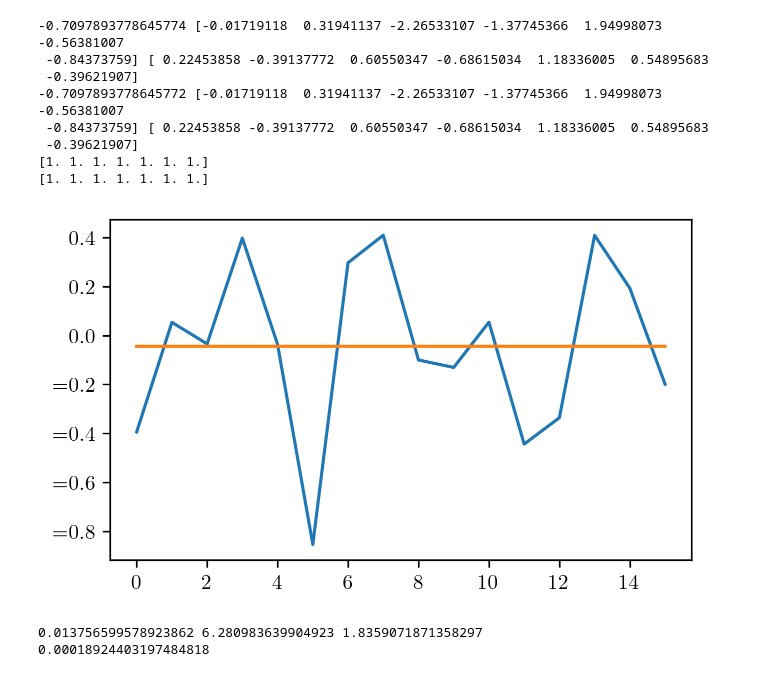
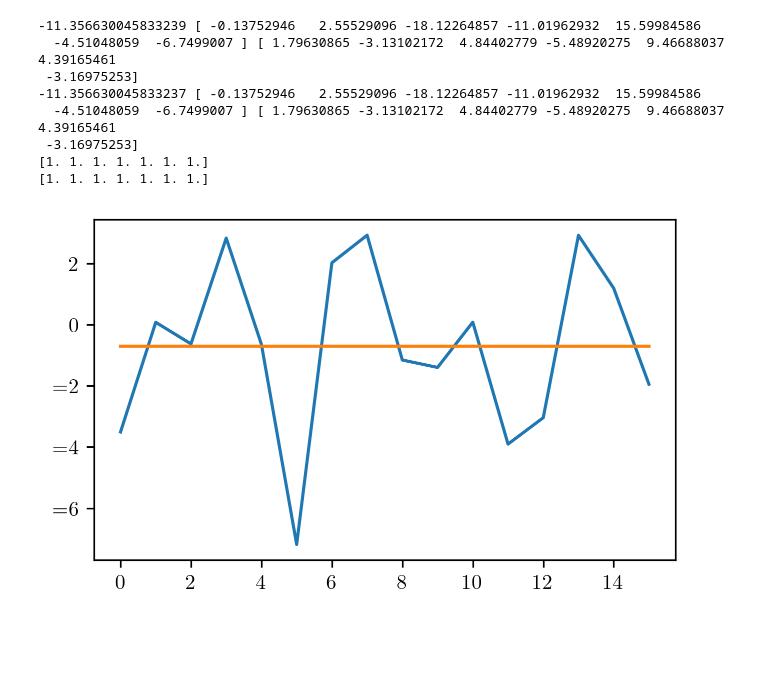
Before and after one commit to a-renzini/phase_coherent_maps, a Jupyter notebook: timeseries_toymodel/toymodel_joe.ipynb, the cells around one changed output. Saved outputs shown, nothing was run; the diff lists cells and outputs as text; code cells hidden in the pictures; blank space fills up the shorter version.

```diff
--- a/timeseries_toymodel/toymodel_joe.ipynb
+++ b/timeseries_toymodel/toymodel_joe.ipynb
@@ -70,15 +70,10 @@ def simulate_random_fourier_sum(N, seed):
     else:
         numFreqs = int((N-1)/2)
 
-    # random DFT components
-    A0 = np.random.randn()
-    A = np.random.randn(numFreqs)
-    B = np.random.randn(numFreqs)
-
-    # relate DFT components to
-    a0 = A0/N
-    a = (2/N)*A
-    b = (2/N)*B
+    # random cosine, sine coeffs
+    a0 = np.random.randn()
+    a = np.random.randn(numFreqs)
+    b = np.random.randn(numFreqs)
 
     # simulate time domain signal
     x = np.zeros(N)
@@ -88,7 +83,7 @@ def simulate_random_fourier_sum(N, seed):
 
     x = x + a0
 
-    return x, A0, A, B
+    return x, a0, a, b
 # %%
 def powerLaw(A, alpha, fref, N, deltaT, t0, seed):
 
@@ -244,55 +235,34 @@ print(-np.imag(dtilde_fft[1:-1])/B)
 # %%
 # test fourier_simulate / analyze routines
 
 # simulate
 N = 16
-x, A0, A, B = simulate_random_fourier_sum(N, 5678)
+x, a0, a, b = simulate_random_fourier_sum(N, 5678)
+
+# convert to DFT componets
+A0 = N*a0
+A  = N*a/2
+B  = N*b/2
 print(A0, A, B)
 
 # plot signal
 plt.plot(x)
 plt.plot(np.mean(x)*np.ones(N))
 
 # analyze
 A0, A, B = fourier_analyze(x)
 print(A0, A, B)
 
 xdft = np.fft.rfft(x)
 print(np.real(xdft[1:-1])/A)
 print(-np.imag(xdft[1:-1])/B)
 # %% [output]
--0.7097893778645774 [-0.01719118  0.31941137 -2.26533107 -1.37745366  1.94998073 -0.56381007
- -0.84373759] [ 0.22453858 -0.39137772  0.60550347 -0.68615034  1.18336005  0.54895683
- -0.39621907]
--0.7097893778645772 [-0.01719118  0.31941137 -2.26533107 -1.37745366  1.94998073 -0.56381007
- -0.84373759] [ 0.22453858 -0.39137772  0.60550347 -0.68615034  1.18336005  0.54895683
- -0.39621907]
+-11.356630045833239 [ -0.13752946   2.55529096 -18.12264857 -11.01962932  15.59984586
+  -4.51048059  -6.7499007 ] [ 1.79630865 -3.13102172  4.84402779 -5.48920275  9.46688037  4.39165461
+ -3.16975253]
+-11.356630045833237 [ -0.13752946   2.55529096 -18.12264857 -11.01962932  15.59984586
+  -4.51048059  -6.7499007 ] [ 1.79630865 -3.13102172  4.84402779 -5.48920275  9.46688037  4.39165461
+ -3.16975253]
 [1. 1. 1. 1. 1. 1. 1.]
 [1. 1. 1. 1. 1. 1. 1.]
-[figure, old version]
+[figure, new version]
-# %%
-# "continuous" functions on the circle
-N = 360
-thetas = np.linspace(-np.pi, np.pi, N)
-
-# amplitude9
-C = np.ones(N)
-
-# random phase
-random.seed(1234)
-phis = 2*np.pi*random.rand(N)
-
-# oscillating phase
-#N_phi = 18 # number of phase oscillations around the circle
-#dTheta_phi = 2*np.pi/N_phi
-#phi = 2*np.pi*np.cos(2*np.pi*thetas/dTheta_phi)
-
-# real and imag parts
-A = C*np.cos(phis)
-B = C*np.sin(phis)
-
-print(min(phis), max(phis), np.std(phis))
-print(min(phis**2))
-# %% [output]
-0.013756599578923862 6.280983639904923 1.8359071871358297
-0.00018924403197484818
```
Also changed, not shown: parts of 14 cells of this notebook.
